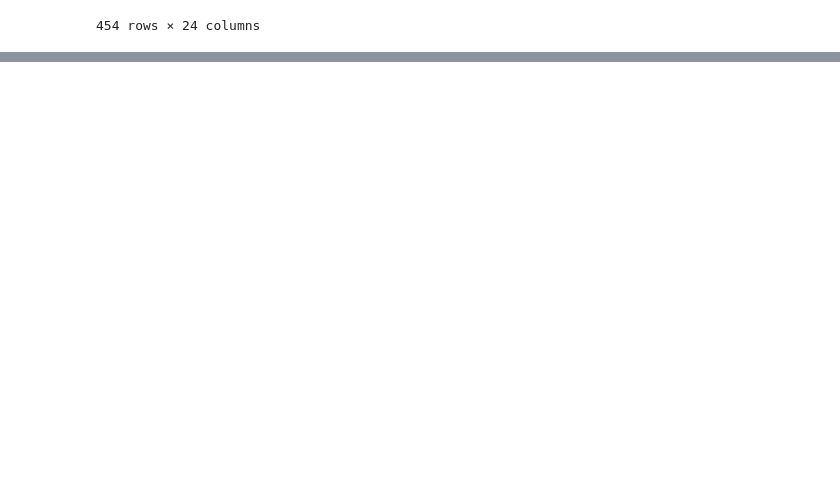
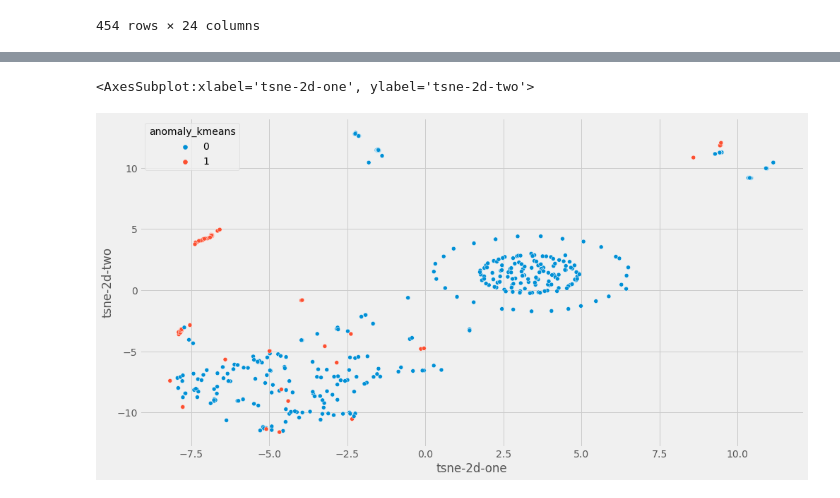
Before and after one commit to AnjaliJain-17/Anomaly-Detection, a Jupyter notebook: log_analysis/approach-2.ipynb, the cells around one changed output, grey strips where cells are left out. Saved outputs shown, nothing was run; the diff lists cells and outputs as text; code cells hidden in the pictures; blank space fills up the shorter version.

```diff
--- a/log_analysis/approach-2.ipynb
+++ b/log_analysis/approach-2.ipynb
@@ -201,0 +274,6 @@ df_grouped
+# %%
+from sklearn.manifold import TSNE
+
+
+tsne = TSNE(n_components=2, verbose=1, perplexity=40, n_iter=300, random_state=RANDOM_STATE)
+tsne_results = tsne.fit_transform(data_new)
@@ -201,0 +288,4 @@ df_grouped
+# %%
+df_grouped['tsne-2d-one'] = tsne_results[:,0]
+df_grouped['tsne-2d-two'] = tsne_results[:,1]
+df_grouped
@@ -201,0 +350,22 @@ df_grouped
+# %%
+centers = cluster_model.cluster_centers_
+points = np.asarray(data_new)
+total_distance = pd.Series()
+
+def get_sum_square_distance(data, cluster_model):
+    centers = cluster_model.cluster_centers_
+    points = np.asarray(data[feature_cols])
+    total_distance = pd.Series()
+    for i in range(len(points)):
+        distance = 0
+        for j in range(len(centers)):
+            a = np.linalg.norm(points[i] - centers[j])
+            distance += a**2
+        total_distance.at[i] = distance
+
+    return total_distance
+
+df_grouped['ssd'] = get_sum_square_distance(data_new, cluster_model)
+
+
+plt.hist(df_grouped['ssd'], bins=100)
@@ -201,0 +391,15 @@ df_grouped
+# %%
+cutoff = 12
+df_grouped['anomaly_kmeans'] = (df_grouped['ssd'] >= cutoff).astype(int)
+
+sns.scatterplot(
+    x="tsne-2d-one", y="tsne-2d-two",
+    hue="anomaly_kmeans",
+#     palette=sns.color_palette("hls", 10),
+    data=df_grouped,
+    legend="full",
+    alpha=1
+)
+# %% [output]
+<AxesSubplot:xlabel='tsne-2d-one', ylabel='tsne-2d-two'>
+[figure, added]
```
Also changed, not shown: parts of 13 cells of this notebook.
